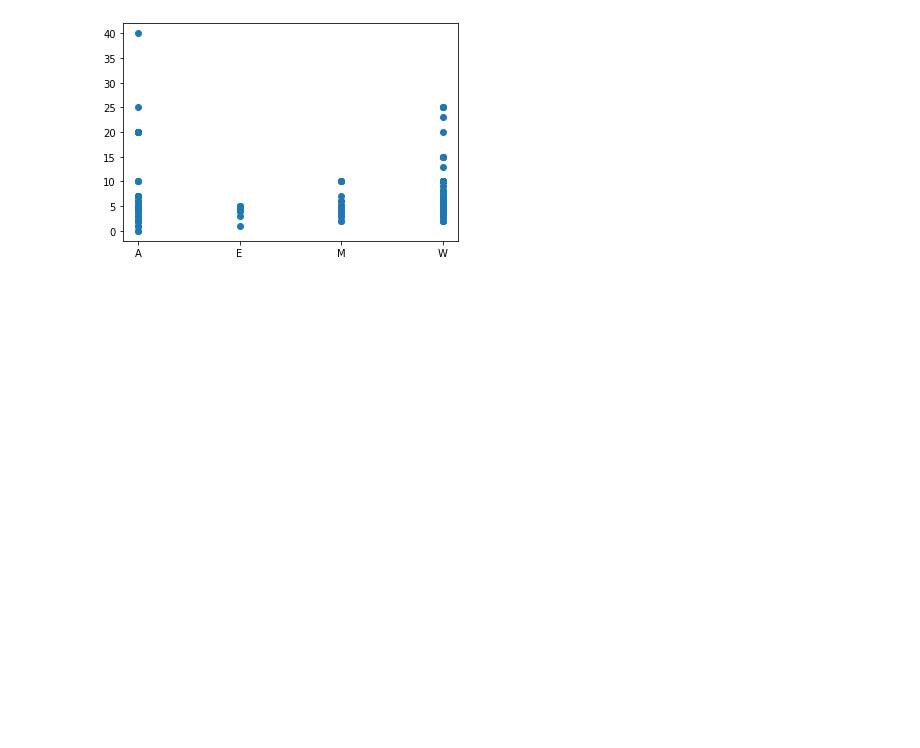
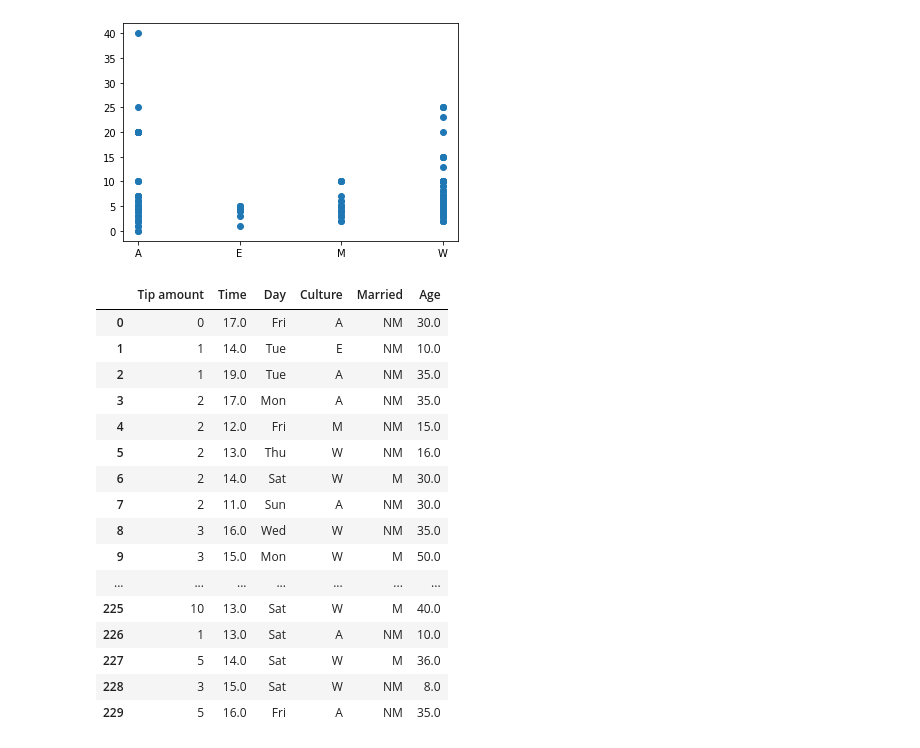
Before and after one commit to oliverlowbob/AAI_First_Mandatory, a Jupyter notebook: Notebook/Haircut Data Processing .ipynb, the cells around one changed output. Cells and saved outputs as stored; diff of their text form; code cells hidden in the pictures; blank space fills up the shorter version.

```diff
--- a/Notebook/Haircut Data Processing .ipynb
+++ b/Notebook/Haircut Data Processing .ipynb
@@ -177,3 +177,31 @@ plt.scatter(x, y)
 # %% [output]
 <matplotlib.collections.PathCollection at 0x...>
 [figure]
+# %%
+# To fix inconsistencies in "Day" values, we slice them
+# to the first 3 characters
+replace_days = {}
+for day in df["Day"]:
+    replace_days[day] = day[:3]
+
+df["Day"].replace(replace_days, inplace=True)
+
+df
+# %% [output]
+|  | Tip amount | Time | Day | Culture | Married | Age |
+| 0 | 0 | 17.0 | Fri | A | NM | 30.0 |
+| 1 | 1 | 14.0 | Tue | E | NM | 10.0 |
+| 2 | 1 | 19.0 | Tue | A | NM | 35.0 |
+| 3 | 2 | 17.0 | Mon | A | NM | 35.0 |
+| 4 | 2 | 12.0 | Fri | M | NM | 15.0 |
+| 5 | 2 | 13.0 | Thu | W | NM | 16.0 |
+| 6 | 2 | 14.0 | Sat | W | M | 30.0 |
+| 7 | 2 | 11.0 | Sun | A | NM | 30.0 |
+| 8 | 3 | 16.0 | Wed | W | NM | 35.0 |
+| 9 | 3 | 15.0 | Mon | W | M | 50.0 |
+| ... | ... | ... | ... | ... | ... | ... |
+| 225 | 10 | 13.0 | Sat | W | M | 40.0 |
+| 226 | 1 | 13.0 | Sat | A | NM | 10.0 |
+| 227 | 5 | 14.0 | Sat | W | M | 36.0 |
+| 228 | 3 | 15.0 | Sat | W | NM | 8.0 |
+| 229 | 5 | 16.0 | Fri | A | NM | 35.0 |
```
Also changed, not shown: 1 other file.
